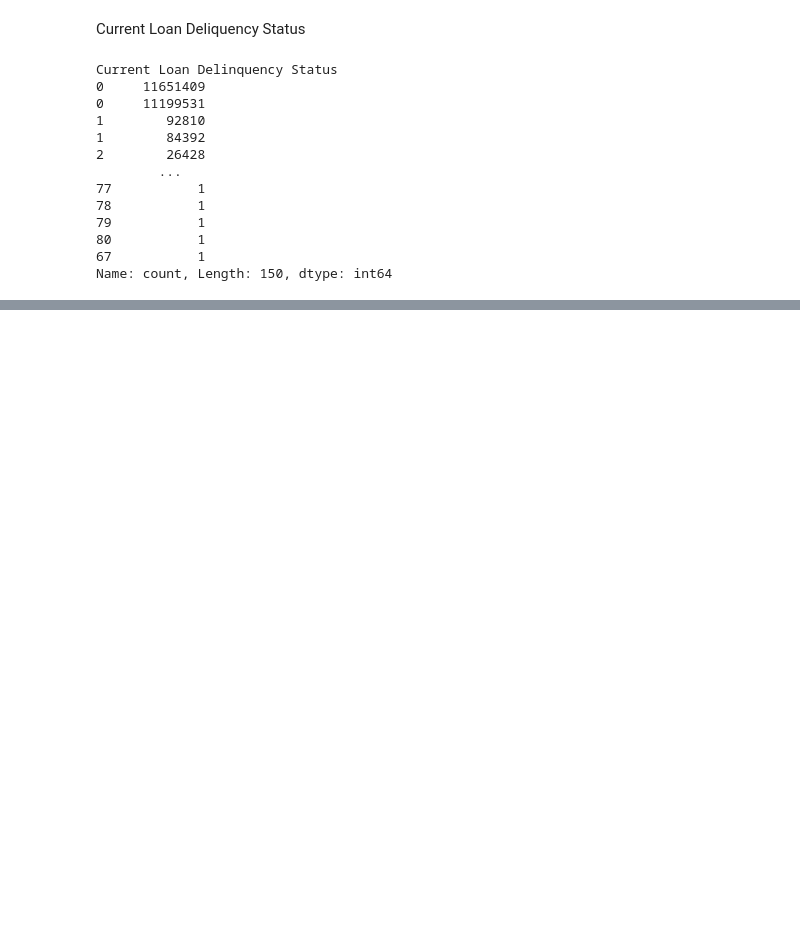
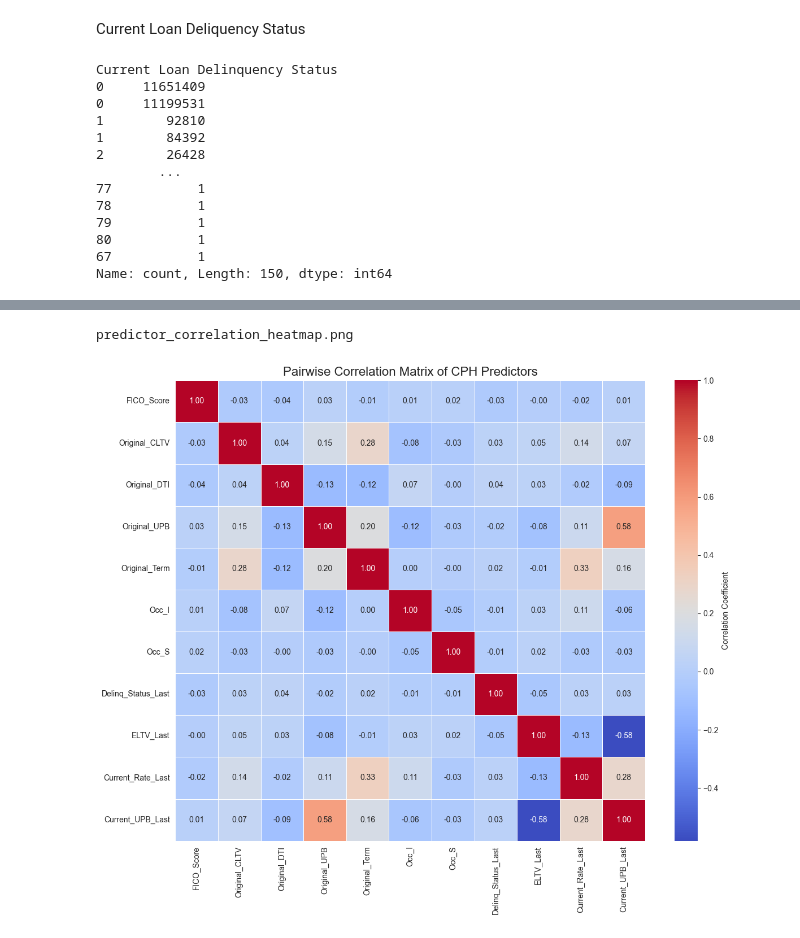
Before and after one commit to divija-rao/MBS_RiskManagement, a Jupyter notebook: cph_1 copy.ipynb, the cells around one changed output, grey strips where cells are left out. Saved outputs shown, nothing was run; the diff lists cells and outputs as text; code cells hidden in the pictures; blank space fills up the shorter version.

```diff
--- a/cph_1 copy.ipynb
+++ b/cph_1 copy.ipynb
@@ -540,0 +516,22 @@ ValueError: could not convert string to float: 'P'
+# %%
+cormat = X0.corr()
+
+# --- 2. Plot the Heatmap (Correction 2: Use sns.heatmap instead of sns.plot) ---
+plt.figure(figsize=(12, 10))
+sns.heatmap(
+    cormat,
+    annot=True,              # Display the correlation values on the heatmap
+    fmt=".2f",               # Format the numbers to two decimal places
+    cmap="coolwarm",         # A good diverging color map for correlation
+    linewidths=0.5,          # Lines between cells
+    cbar_kws={'label': 'Correlation Coefficient'}
+)
+plt.title('Pairwise Correlation Matrix of CPH Predictors', fontsize=16)
+plt.tight_layout()
+
+# Save the plot
+plt.savefig('predictor_correlation_heatmap.png')
+print("predictor_correlation_heatmap.png")
+# %% [output]
+predictor_correlation_heatmap.png
+[figure, added]
```
Also changed, not shown: parts of 45 cells of this notebook.
